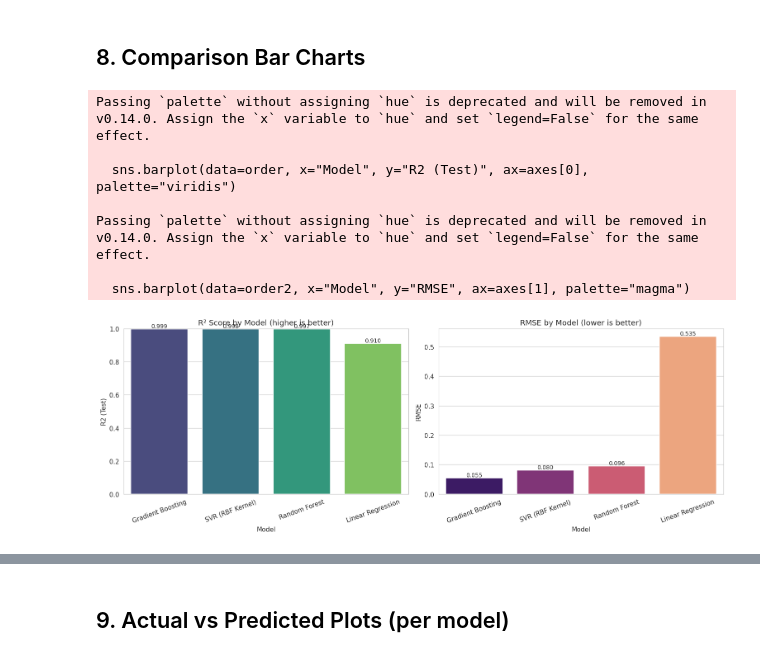
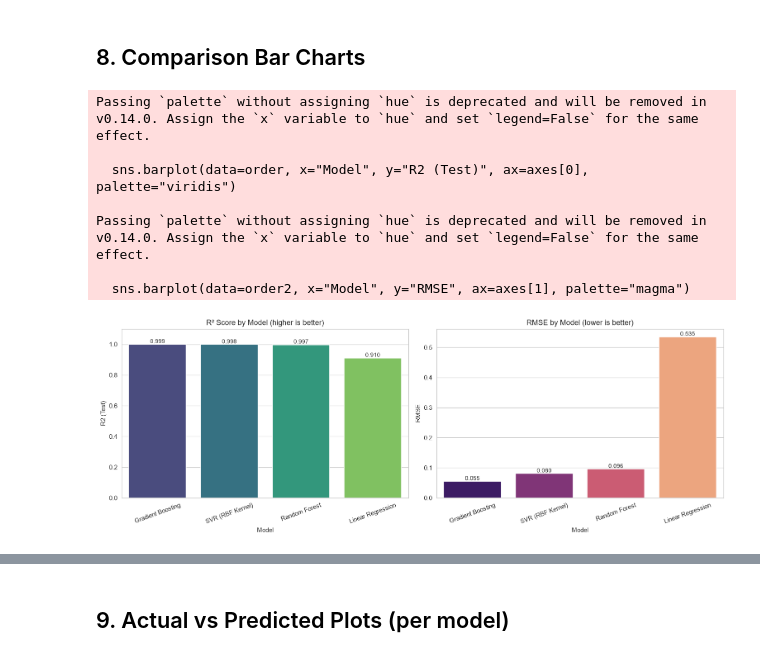
Before and after one commit to acdas10/cfd_ann_2, a Jupyter notebook: ML_Model_Comparison.ipynb, the cells around one changed output, grey strips where cells are left out. Saved outputs shown, nothing was run; the diff lists cells and outputs as text; code cells hidden in the pictures.

Commit message:
Modified the graphs

```diff
--- a/ML_Model_Comparison.ipynb
+++ b/ML_Model_Comparison.ipynb
@@ -234,34 +727,34 @@ results_df.style.format({
 # %%
 fig, axes = plt.subplots(1, 2, figsize=(14, 5))
 
 order = results_df.sort_values("R2 (Test)", ascending=False)
 sns.barplot(data=order, x="Model", y="R2 (Test)", ax=axes[0], palette="viridis")
 axes[0].set_title("R² Score by Model (higher is better)")
-axes[0].set_ylim(0, 1)
+axes[0].set_ylim(0, 1.1)
 axes[0].tick_params(axis='x', rotation=20)
 for p in axes[0].patches:
     axes[0].annotate(f"{p.get_height():.3f}", (p.get_x() + p.get_width()/2, p.get_height()),
                       ha="center", va="bottom", fontsize=9)
 
 order2 = results_df.sort_values("RMSE", ascending=True)
 sns.barplot(data=order2, x="Model", y="RMSE", ax=axes[1], palette="magma")
 axes[1].set_title("RMSE by Model (lower is better)")
 axes[1].tick_params(axis='x', rotation=20)
 for p in axes[1].patches:
     axes[1].annotate(f"{p.get_height():.3f}", (p.get_x() + p.get_width()/2, p.get_height()),
                       ha="center", va="bottom", fontsize=9)
 
 plt.tight_layout()
 plt.show()
 # %% [output]
 Passing `palette` without assigning `hue` is deprecated and will be removed in v0.14.0. Assign the `x` variable to `hue` and set `legend=False` for the same effect.
 
   sns.barplot(data=order, x="Model", y="R2 (Test)", ax=axes[0], palette="viridis")
 
 Passing `palette` without assigning `hue` is deprecated and will be removed in v0.14.0. Assign the `x` variable to `hue` and set `legend=False` for the same effect.
 
   sns.barplot(data=order2, x="Model", y="RMSE", ax=axes[1], palette="magma")
-[figure, old version]
+[figure, new version]
 # %%
 plt.figure(figsize=(8, 5))
 x = np.arange(len(results_df))
```
Also changed, not shown: parts of 14 cells of this notebook.
